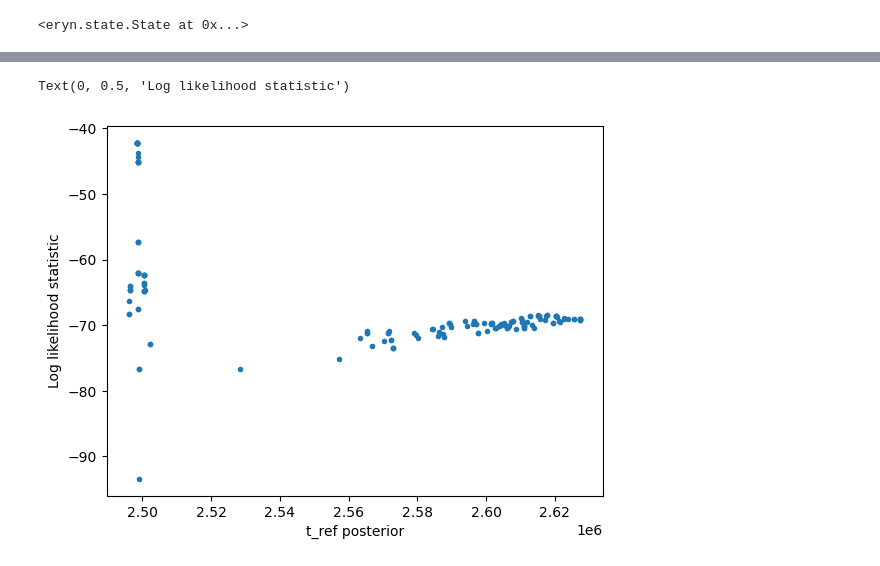
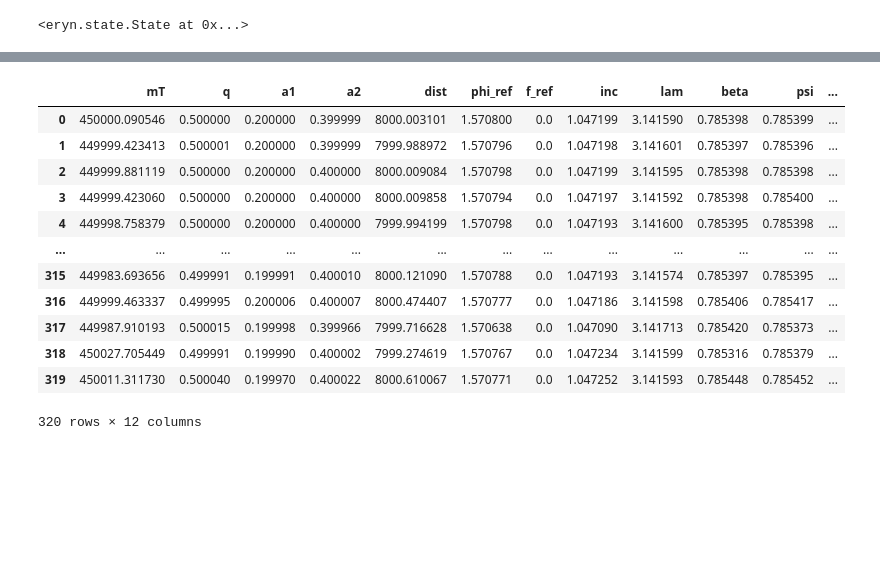
Before and after one commit to manishprasad0/LISA_Master_Thesis, a Jupyter notebook: time_freq_mcmc.ipynb, the cells around one changed output, grey strips where cells are left out. Drawn from its saved outputs; the diff is of its cells as text; code cells hidden in the pictures; blank space fills up the shorter version.

```diff
--- a/time_freq_mcmc.ipynb
+++ b/time_freq_mcmc.ipynb
@@ -321,8 +314,16 @@ sampler.run_mcmc(start_state, )
-# %%
-bruh = np.array(bruh)
-plt.scatter(t_ref_posterior[160:320], bruh[160:320], marker=".")
-plt.xlabel("t_ref posterior")
-plt.ylabel("Log likelihood statistic")
-# %% [output]
-Text(0, 0.5, 'Log likelihood statistic')
-[figure, removed]
+# %%
+df
+# %% [output]
+|  | mT | q | a1 | a2 | dist | phi_ref | f_ref | inc | lam | beta | psi | ... |
+| 0 | 450000.090546 | 0.500000 | 0.200000 | 0.399999 | 8000.003101 | 1.570800 | 0.0 | 1.047199 | 3.141590 | 0.785398 | 0.785399 | ... |
+| 1 | 449999.423413 | 0.500001 | 0.200000 | 0.399999 | 7999.988972 | 1.570796 | 0.0 | 1.047198 | 3.141601 | 0.785397 | 0.785396 | ... |
+| 2 | 449999.881119 | 0.500000 | 0.200000 | 0.400000 | 8000.009084 | 1.570798 | 0.0 | 1.047199 | 3.141595 | 0.785398 | 0.785398 | ... |
+| 3 | 449999.423060 | 0.500000 | 0.200000 | 0.400000 | 8000.009858 | 1.570794 | 0.0 | 1.047197 | 3.141592 | 0.785398 | 0.785400 | ... |
+| 4 | 449998.758379 | 0.500000 | 0.200000 | 0.400000 | 7999.994199 | 1.570798 | 0.0 | 1.047193 | 3.141600 | 0.785395 | 0.785398 | ... |
+| ... | ... | ... | ... | ... | ... | ... | ... | ... | ... | ... | ... | ... |
+| 315 | 449983.693656 | 0.499991 | 0.199991 | 0.400010 | 8000.121090 | 1.570788 | 0.0 | 1.047193 | 3.141574 | 0.785397 | 0.785395 | ... |
+| 316 | 449999.463337 | 0.499995 | 0.200006 | 0.400007 | 8000.474407 | 1.570777 | 0.0 | 1.047186 | 3.141598 | 0.785406 | 0.785417 | ... |
+| 317 | 449987.910193 | 0.500015 | 0.199998 | 0.399966 | 7999.716628 | 1.570638 | 0.0 | 1.047090 | 3.141713 | 0.785420 | 0.785373 | ... |
+| 318 | 450027.705449 | 0.499991 | 0.199990 | 0.400002 | 7999.274619 | 1.570767 | 0.0 | 1.047234 | 3.141599 | 0.785316 | 0.785379 | ... |
+| 319 | 450011.311730 | 0.500040 | 0.199970 | 0.400022 | 8000.610067 | 1.570771 | 0.0 | 1.047252 | 3.141593 | 0.785448 | 0.785452 | ... |
+320 rows × 12 columns
```
Also changed, not shown: parts of 17 cells of this notebook.
